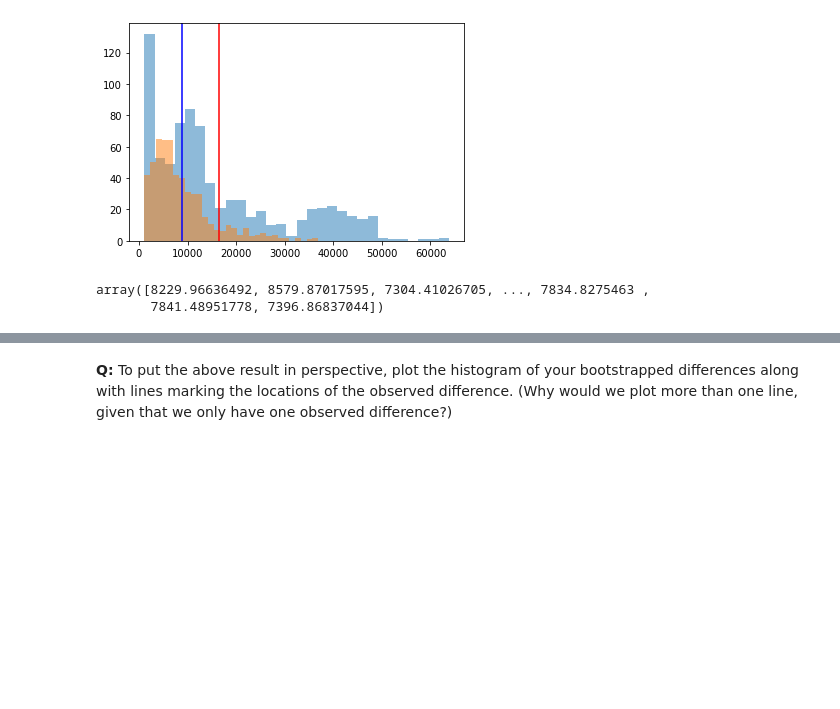
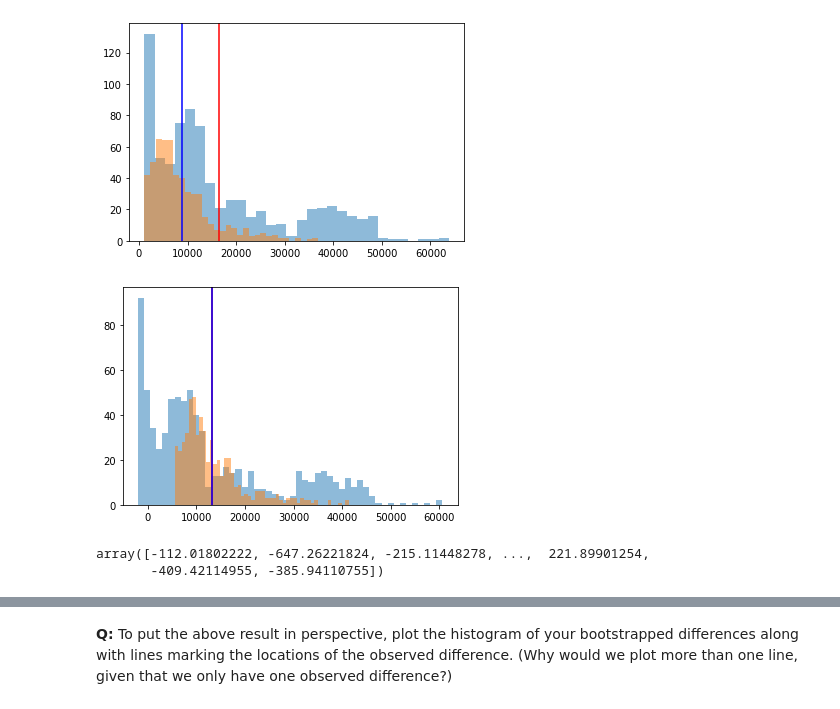
Before and after one commit to alwynpinto/Springboard, a Jupyter notebook: inferential_statistics_2-Q.ipynb, the cells around one changed output, grey strips where cells are left out. Drawn from its saved outputs; the diff is of its cells as text; code cells hidden in the pictures; blank space fills up the shorter version.

```diff
--- a/inferential_statistics_2-Q.ipynb
+++ b/inferential_statistics_2-Q.ipynb
@@ -162,10 +167,17 @@ _ = plt.axvline(np.mean(no_insurance),color = 'blue')
+# %%
+_ =plt.hist(insurance_shifted,bins=50,alpha=0.5)
+_ =plt.hist(no_insurance_shifted,bins=50,alpha=0.5)
+_ = plt.axvline(np.mean(insurance_shifted),color = 'red')
+_ = plt.axvline(np.mean(no_insurance_shifted),color = 'blue')
+# %% [output]
+[figure, added]
 # %%
-bs_replicates_insurance_mean,bs_replicates_noinsurance_mean = draw_bs_reps(insurance,np.mean,10000), draw_bs_reps(no_insurance,np.mean,10000)
-bs_replicates_meandiff = bs_replicates_insurance_mean - bs_replicates_noinsurance_mean
+bs_replicates_insurance_shifted_mean,bs_replicates_noinsurance_shifted_mean = draw_bs_reps(insurance_shifted,np.mean,10000), draw_bs_reps(no_insurance_shifted,np.mean,10000)
+bs_replicates_meandiff = bs_replicates_insurance_shifted_mean - bs_replicates_noinsurance_shifted_mean
 bs_replicates_meandiff
 # %% [output]
-array([8229.96636492, 8579.87017595, 7304.41026705, ..., 7834.8275463 ,
-       7841.48951778, 7396.86837044])
+array([-112.01802222, -647.26221824, -215.11448278, ...,  221.89901254,
+       -409.42114955, -385.94110755])
 # %%
 _ = plt.hist(bs_replicates_insurance_mean,bins=30,alpha=0.5)
 _ = plt.hist(bs_replicates_noinsurance_mean,bins =30,alpha = 0.5)
```
Also changed, not shown: parts of 7 cells of this notebook.
